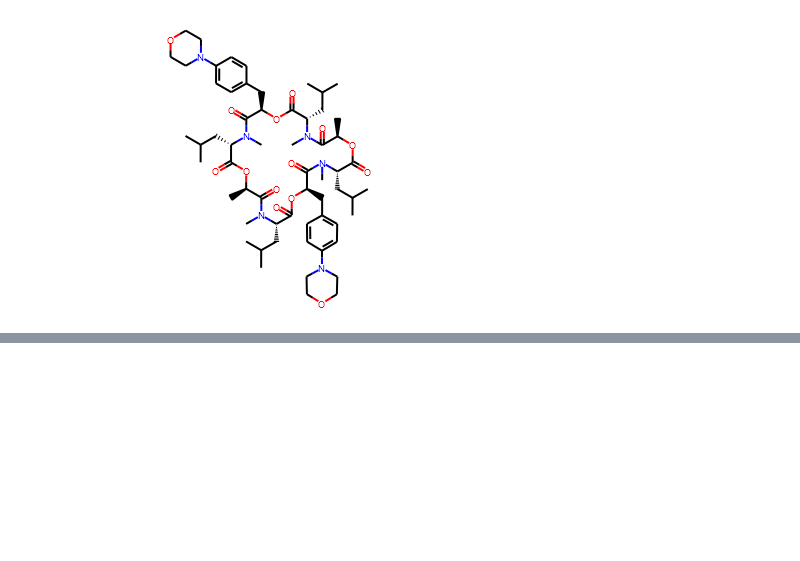
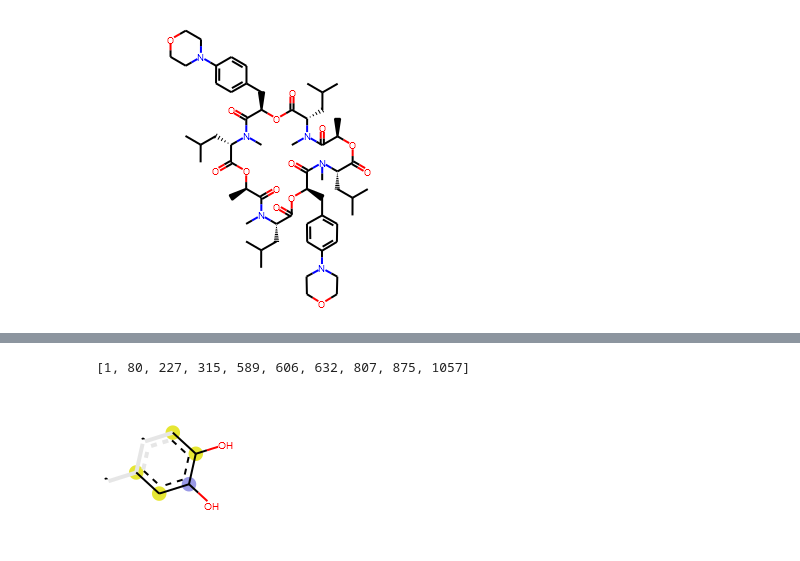
Before and after one commit to rdkit/UGM_2018, a Jupyter notebook: Notebooks/Landrum_Whats_New.ipynb, the cells around one changed output, grey strips where cells are left out. Cells and saved outputs as stored; diff of their text form; code cells hidden in the pictures; blank space fills up the shorter version.

```diff
--- a/Notebooks/Landrum_Whats_New.ipynb
+++ b/Notebooks/Landrum_Whats_New.ipynb
@@ -40,0 +197,7 @@ emodepside
+# %%
+from rdkit import Chem
+from rdkit.Chem import rdMolDescriptors
+from rdkit.Chem.Draw import IPythonConsole
+from rdkit.Chem import Draw
+epinephrine = Chem.MolFromSmiles('CNC[C@H](O)c1ccc(O)c(O)c1')
+epinephrine
@@ -40,0 +206,10 @@ emodepside
+# %%
+bi = {}
+fp = rdMolDescriptors.GetMorganFingerprintAsBitVect(epinephrine, radius=2, bitInfo=bi)
+list(fp.GetOnBits())[:10]
+# %% [output]
+[1, 80, 227, 315, 589, 606, 632, 807, 875, 1057]
+# %%
+Draw.DrawMorganBit(epinephrine,589,bi)
+# %% [output]
+[figure, added]
```
Also changed, not shown: parts of 39 cells of this notebook.
